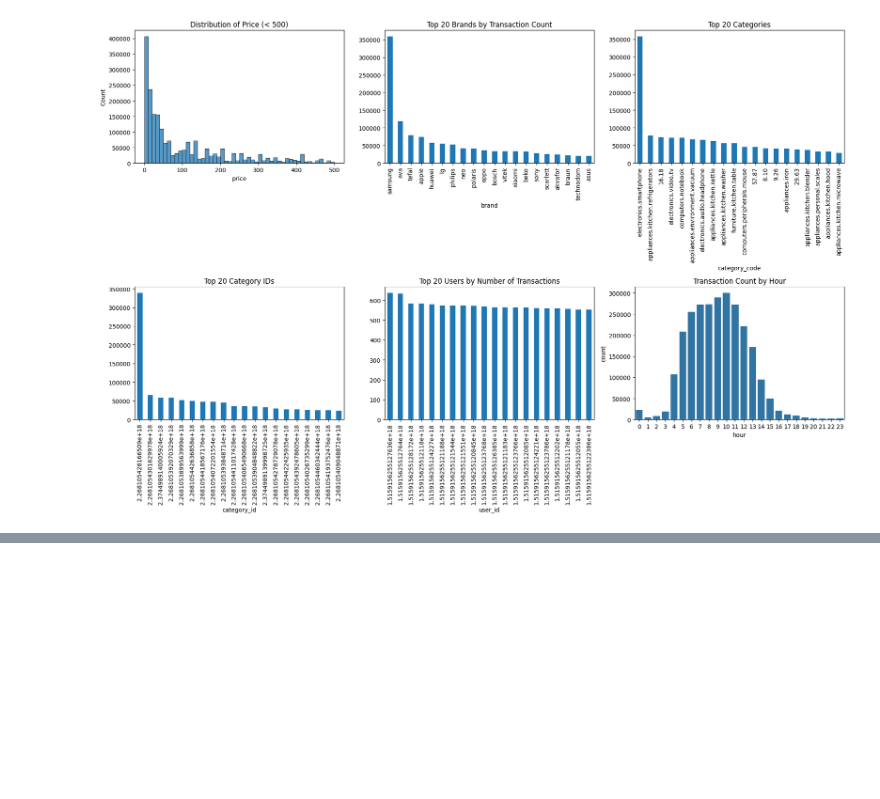
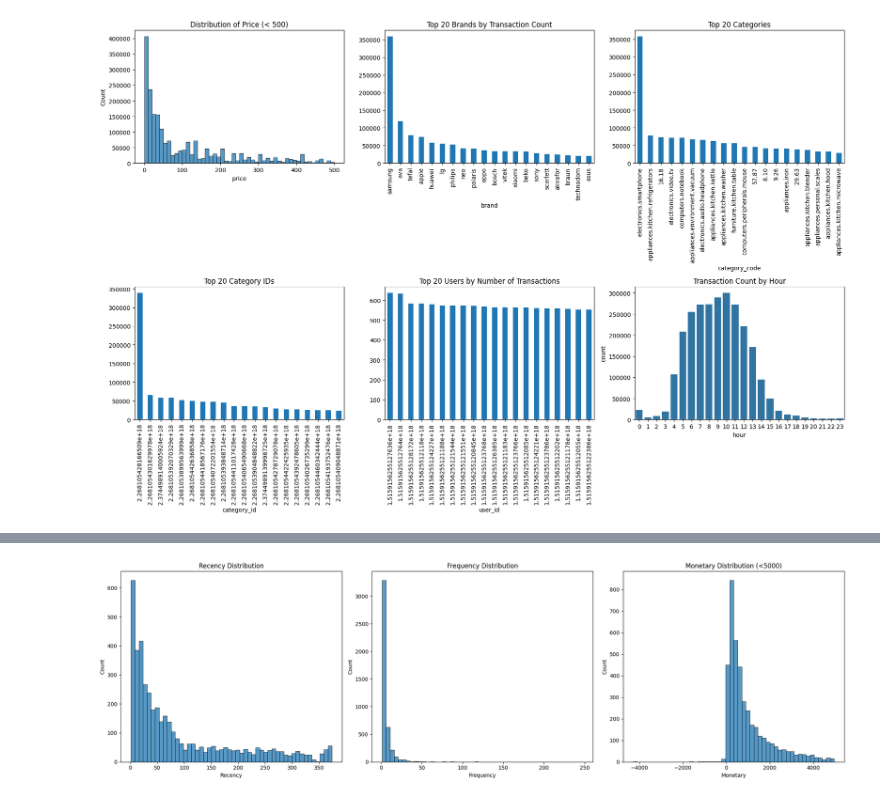
Before and after one commit to isyraffajar/Capstone-Asah, a Jupyter notebook: EDA.ipynb, the cells around one changed output, grey strips where cells are left out. Cells and saved outputs as stored; diff of their text form; code cells hidden in the pictures; blank space fills up the shorter version.

```diff
--- a/EDA.ipynb
+++ b/EDA.ipynb
@@ -81,0 +124,38 @@ plt.show()
+# %%
+# Pastikan InvoiceDate sudah datetime
+df['InvoiceDate'] = pd.to_datetime(df['InvoiceDate'])
+
+# Hitung TotalCost per transaksi
+df['TotalCost'] = df['Quantity'] * df['UnitPrice']
+
+# Tentukan tanggal referensi (misal: 1 hari setelah transaksi terakhir)
+reference_date = df['InvoiceDate'].max() + pd.Timedelta(days=1)
+
+# Hitung RFM per CustomerID
+rfm = df.groupby('CustomerID').agg({
+    'InvoiceDate': lambda x: (reference_date - x.max()).days,  # Recency
+    'InvoiceNo': 'nunique',                                   # Frequency
+    'TotalCost': 'sum'                                        # Monetary
+}).reset_index()
+
+rfm.columns = ['CustomerID', 'Recency', 'Frequency', 'Monetary']
+
+# Visualisasi RFM
+fig, axes = plt.subplots(1, 3, figsize=(20, 6))
+
+# Recency distribution
+sns.histplot(rfm['Recency'], bins=50, ax=axes[0])
+axes[0].set_title('Recency Distribution')
+
+# Frequency distribution
+sns.histplot(rfm['Frequency'], bins=50, ax=axes[1])
+axes[1].set_title('Frequency Distribution')
+
+# Monetary distribution
+sns.histplot(rfm[rfm['Monetary'] < 5000]['Monetary'], bins=50, ax=axes[2])
+axes[2].set_title('Monetary Distribution (<5000)')
+
+plt.tight_layout()
+plt.show()
+# %% [output]
+[figure, added]
```
Also changed, not shown: parts of 2 cells of this notebook.
